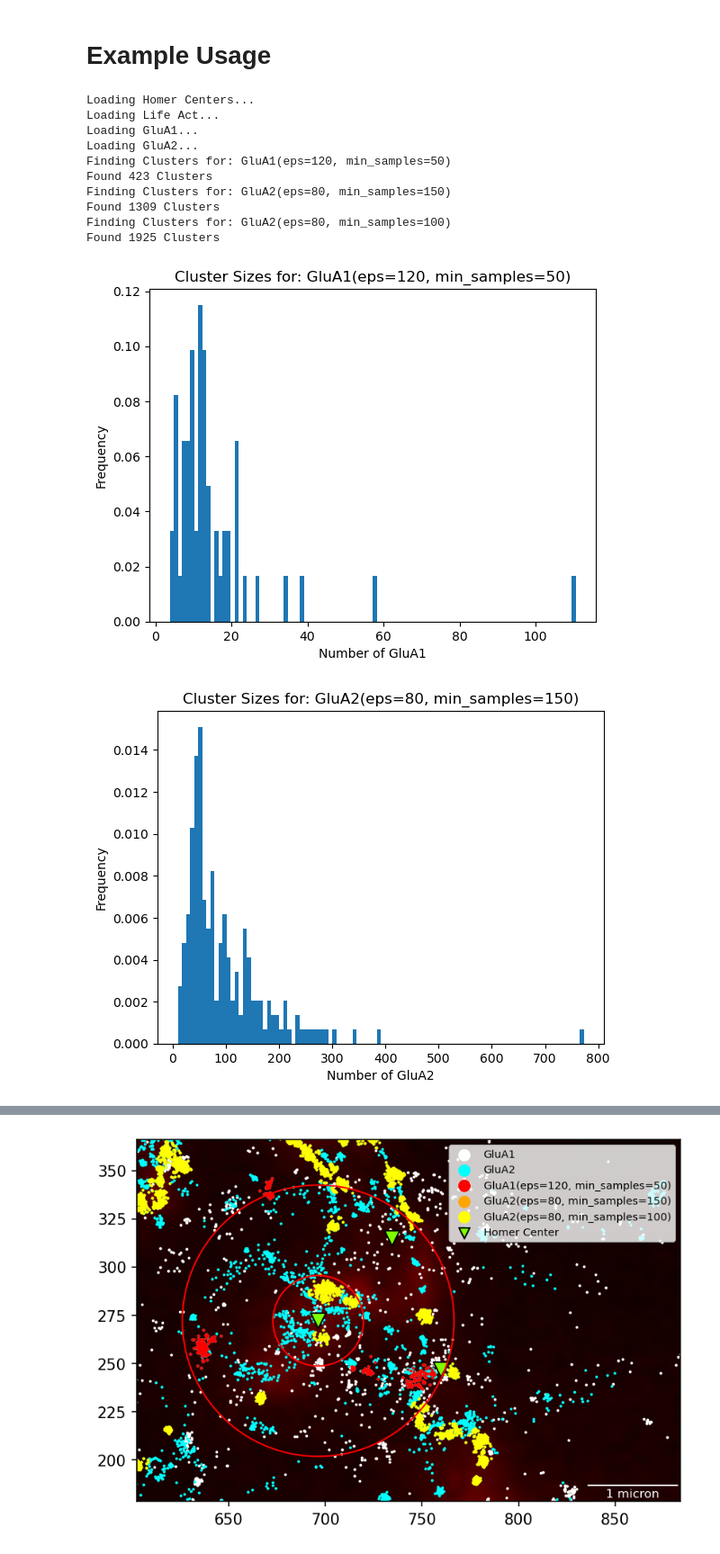
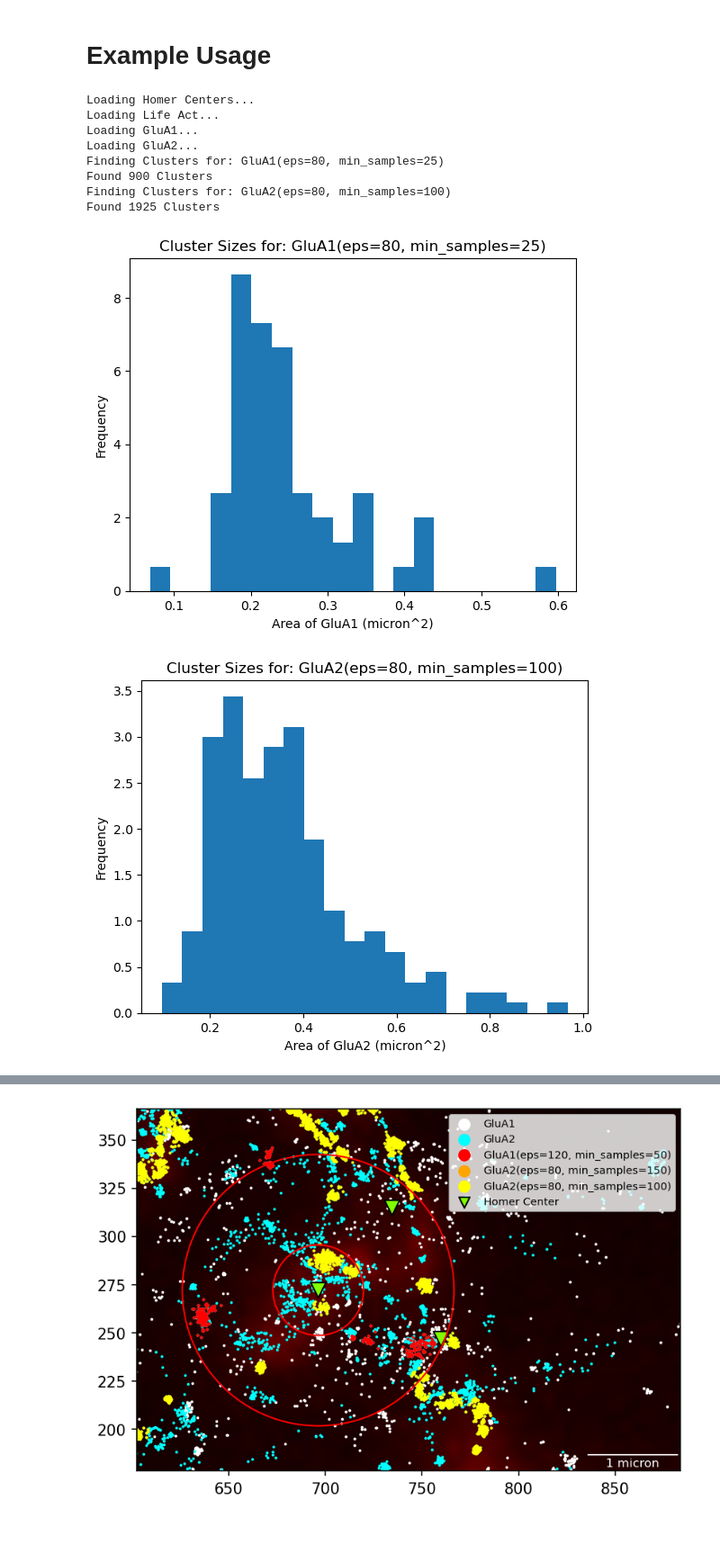
Before and after one commit to Max-Winga/Selvin-Lab-qPAINT-Segmentation, a Jupyter notebook: qPAINT Segmentation Code Rework 2.ipynb, the cells around one changed output, grey strips where cells are left out. Shown at 90% size. Drawn from its saved outputs; the diff is of its cells as text; code cells hidden in the pictures.

Commit message:
Added cluster area plotting

```diff
--- a/qPAINT Segmentation Code Rework 2.ipynb
+++ b/qPAINT Segmentation Code Rework 2.ipynb
@@ -1214,8 +1248,7 @@ homer_path = 'Examples/B1_aHomer_corrected.csv'
 life_act_path = 'Examples/B1_Composite.tif'
 points = [['GluA1', r'Examples\B1_GluA1_corrected.csv', 'white', time_per_frame],
           ['GluA2', r'Examples\B1_GluA2_corrected.csv', 'cyan', time_per_frame]]
-Params = [ClusterParam(120, 50, 'GluA1'),
-          ClusterParam(80, 150, 'GluA2'),
+Params = [ClusterParam(80, 25, 'GluA1'),
           ClusterParam(80, 100, 'GluA2')]
 TestFOV = FieldOfView(homer_centers=homer_path,
                       life_act=life_act_path,
@@ -1228,14 +1261,12 @@ Loading Homer Centers...
 Loading Life Act...
 Loading GluA1...
 Loading GluA2...
-Finding Clusters for: GluA1(eps=120, min_samples=50)
-Found 423 Clusters
-Finding Clusters for: GluA2(eps=80, min_samples=150)
-Found 1309 Clusters
+Finding Clusters for: GluA1(eps=80, min_samples=25)
+Found 900 Clusters
 Finding Clusters for: GluA2(eps=80, min_samples=100)
 Found 1925 Clusters
 # %%
-TestFOV.cluster_size_histogram(97.5, Params=Params, max_dark_time=100)
+TestFOV.cluster_size_histogram(97.5, Params=Params, bins=20, max_dark_time=100, area=True)
 # %% [output]
-[figure, old version]
+[figure, new version]
-[figure, old version]
+[figure, new version]
```
Also changed, not shown: parts of 4 cells of this notebook.
